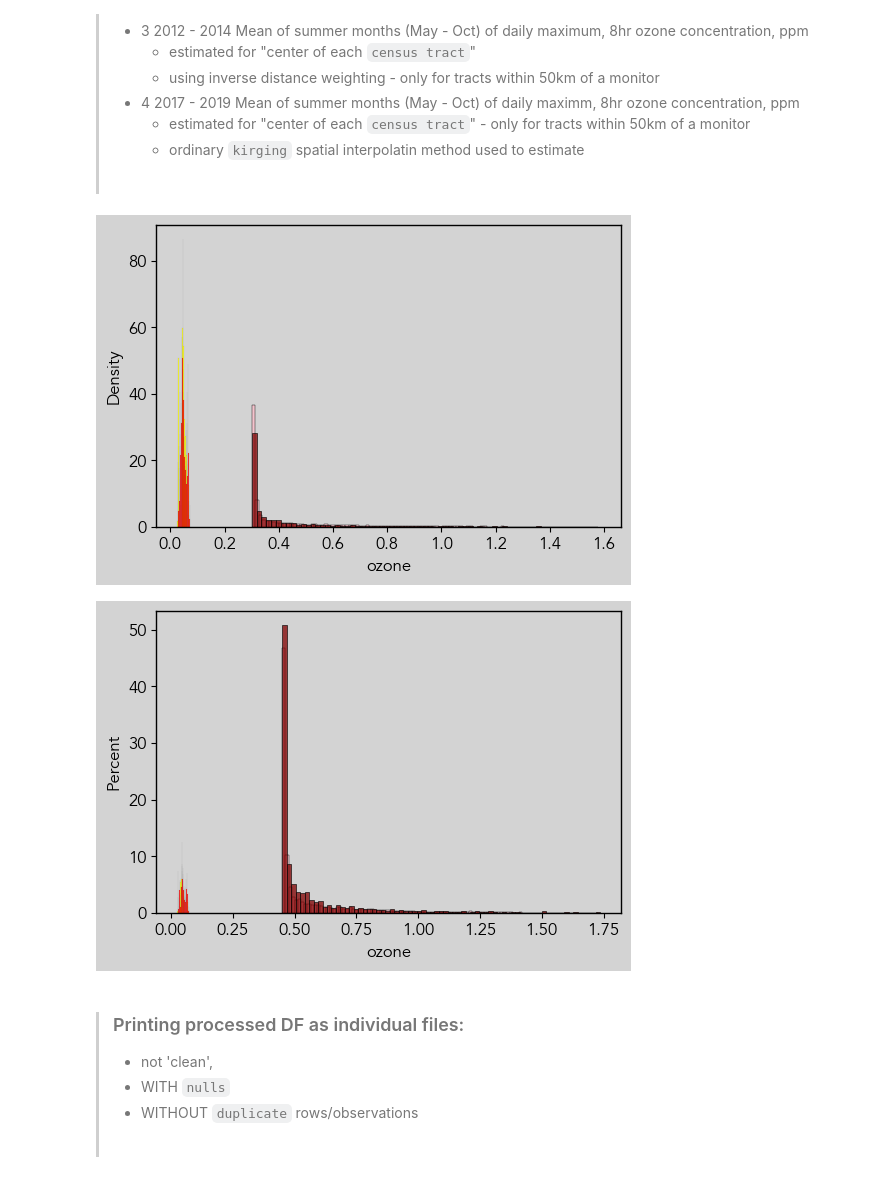
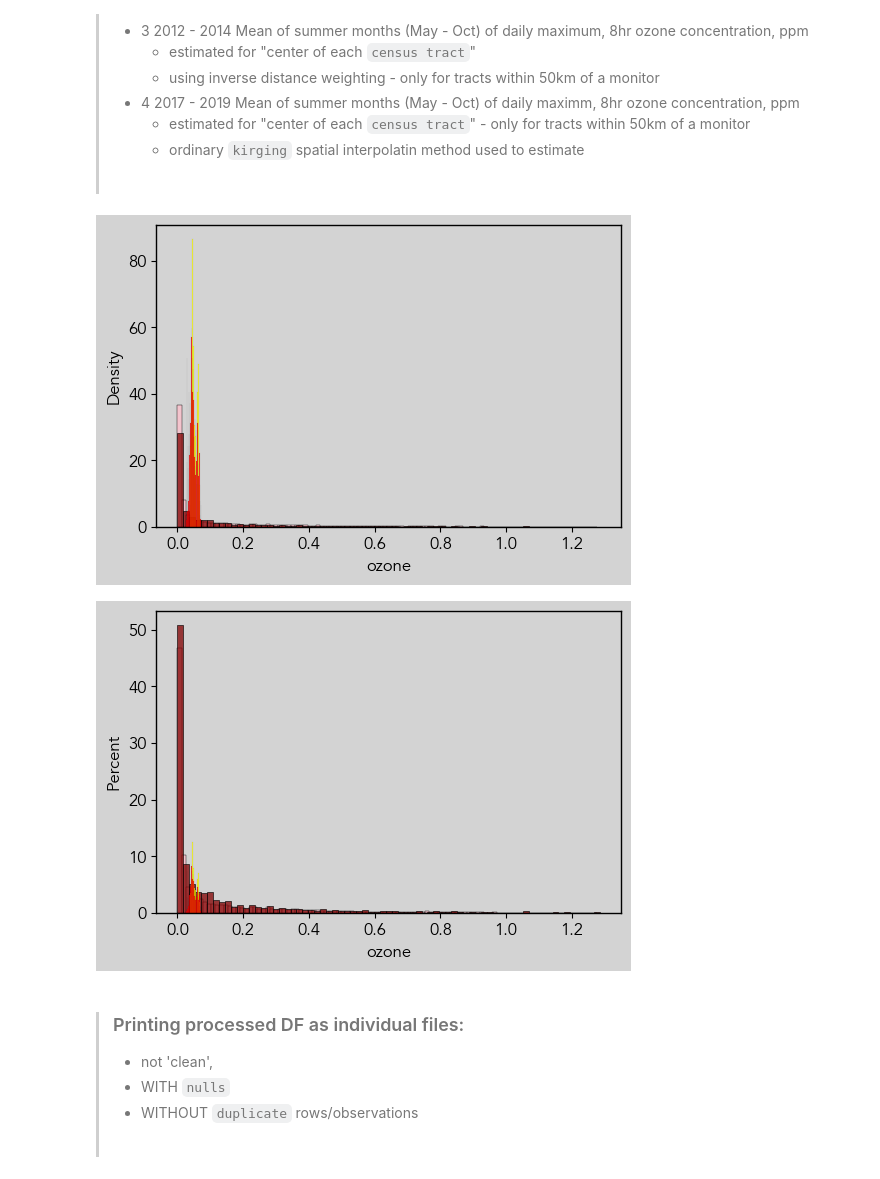
Before and after one commit to gigi-codes/warehouse_density, a Jupyter notebook: Giovanna/03_all_process.ipynb, the cells around one changed output. Cells and saved outputs as stored; diff of their text form; code cells hidden in the pictures.

```diff
--- a/Giovanna/03_all_process.ipynb
+++ b/Giovanna/03_all_process.ipynb
@@ -273,8 +273,8 @@ ozone.describe()
 > <br>
 # %%
 # TEST ADDING THE FED?CA LIMIT OF 0.075 ppm: COMMENT OUT if it doens't make sense.
-df1['ozone'] = df1['ozone'] + 0.075
-df2['ozone'] = df2['ozone'] + 0.075
+# df1['ozone'] = df1['ozone'] + 0.075
+# df2['ozone'] = df2['ozone'] + 0.075
 # %%
 sns.histplot(data = df2,
         x = df2['ozone'],
@@ -297,35 +297,30 @@ sns.histplot(data = df4,
         stat = 'density'
         );
 # %% [output]
-[figure, old version]
+[figure, new version]
 # %%
-# TEST ADDING THE FED?CA LIMIT OF 0.075
-df1['ozone'] = df1['ozone'] + 0.075
-df2['ozone'] = df2['ozone'] + 0.075
-
-
 sns.histplot(data = df2,
         x = df2['ozone'],
         color = 'pink',
         stat = 'percent'
         );
 sns.histplot(data = df1,
         x = df1['ozone'],
         color = 'maroon',
         stat = 'percent'
         );
 sns.histplot(data = df3,
         x = df3['ozone'],
         color = 'yellow',
         stat = 'percent'
         );
 sns.histplot(data = df4,
         x = df4['ozone'],
         color = 'red',
         stat = 'percent'
         );
 # %% [output]
-[figure, old version]
+[figure, new version]
 # %% [markdown]
 > ### Printing processed DF as individual files:
 > * not 'clean',
```
